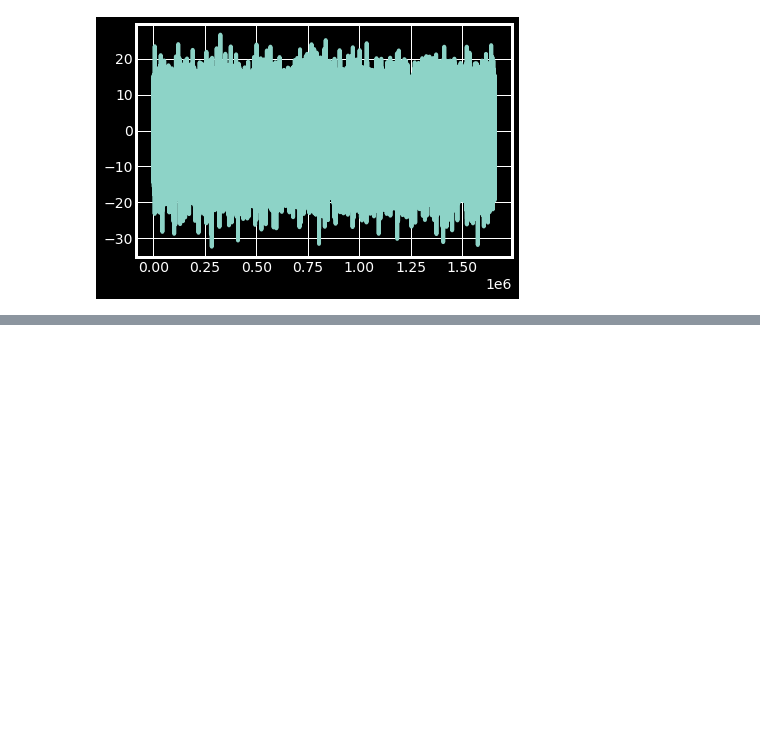
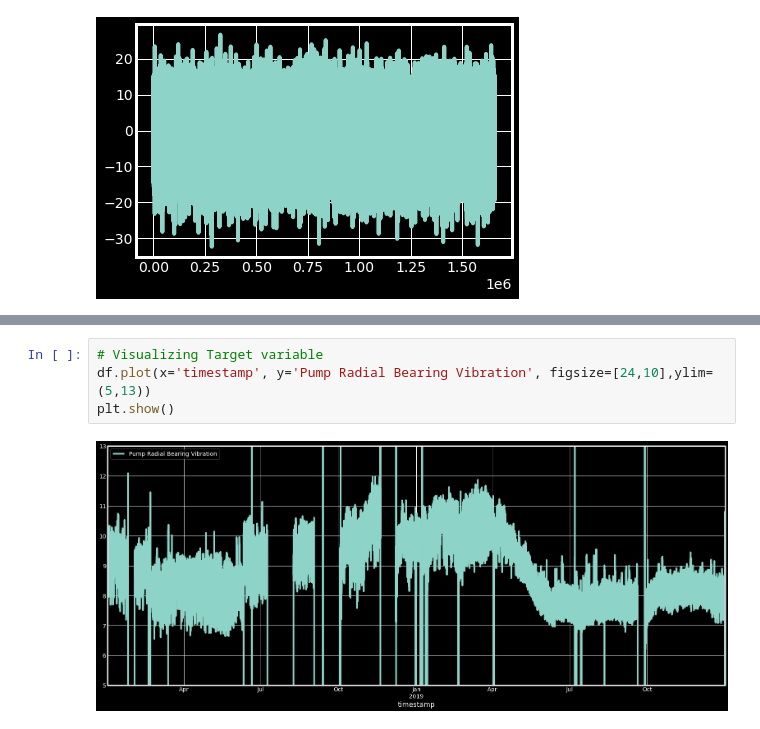
Before and after one commit to sonalS2210/mechademy-hiring-challenge, a Jupyter notebook: data_enegineering.ipynb, the cells around one changed output, grey strips where cells are left out. Saved outputs shown, nothing was run; the diff lists cells and outputs as text; blank space fills up the shorter version.

Commit message:
Add data filtering for uneven target data

```diff
--- a/data_enegineering.ipynb
+++ b/data_enegineering.ipynb
@@ -1079,0 +1085,6 @@ plt.show()
+# %%
+# Visualizing Target variable
+df.plot(x='timestamp', y='Pump Radial Bearing Vibration', figsize=[24,10],ylim=(5,13))
+plt.show()
+# %% [output]
+[figure, added]
```
Also changed, not shown: parts of 29 cells of this notebook.
